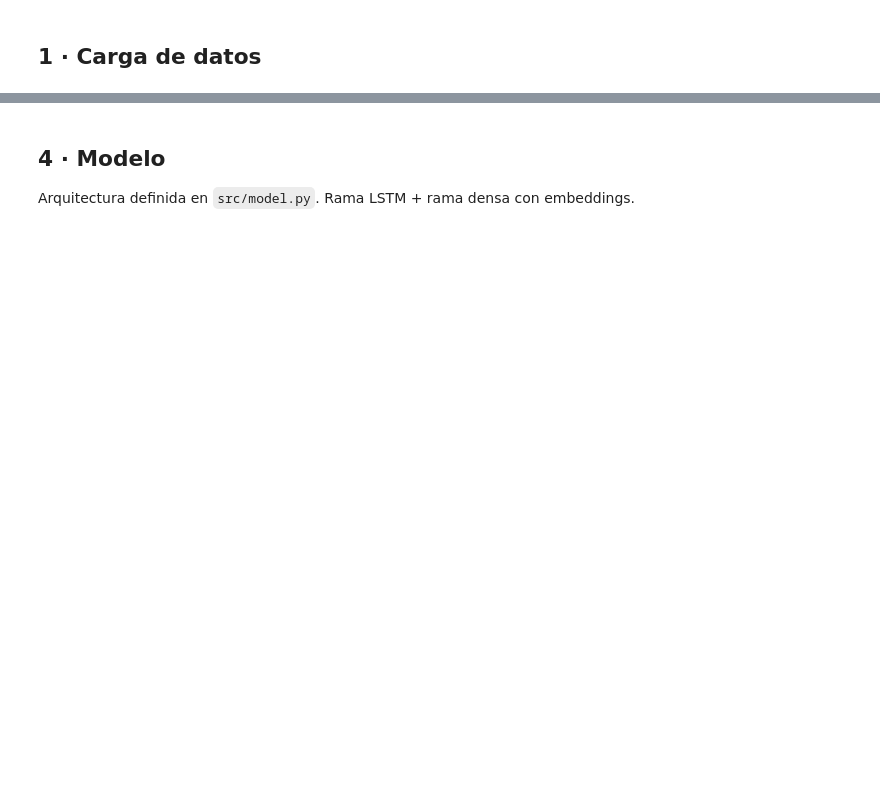
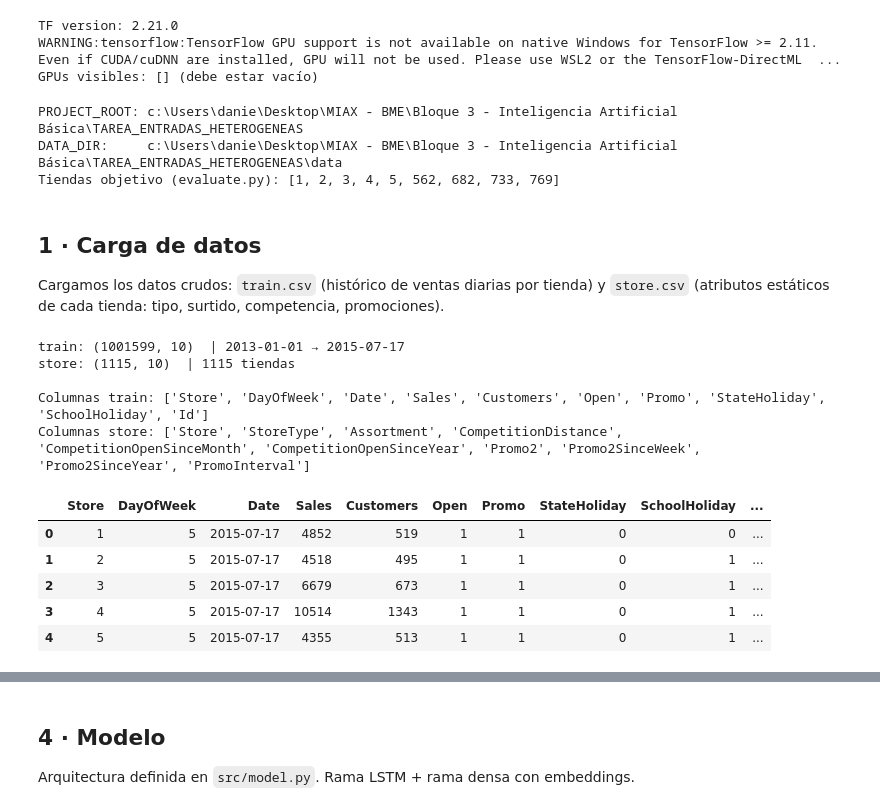
Before and after one commit to Romequinco/TAREA_ENTRADAS_HETEROGENEAS, a Jupyter notebook: notebooks/dani.ipynb, the cells around one changed output, grey strips where cells are left out. Cells and saved outputs as stored; diff of their text form; code cells hidden in the pictures; blank space fills up the shorter version.

```diff
--- a/notebooks/dani.ipynb
+++ b/notebooks/dani.ipynb
@@ -10,39 +23,81 @@ Target: `log1p(Sales)` normalizado por tienda. Tiendas objetivo: `[1, 2, 3, 4, 5
 # %%
-import sys
 import os
 
-# Añadir raíz del proyecto al path para importar src/
-PROJECT_ROOT = os.path.abspath(os.path.join(os.getcwd(), ".."))
-if PROJECT_ROOT not in sys.path:
-    sys.path.insert(0, PROJECT_ROOT)
+# --- Forzar CPU ANTES de cualquier import de TensorFlow ---
+# (imprescindible en local con GPU Blackwell incompatible con TF-GPU)
+os.environ["CUDA_VISIBLE_DEVICES"] = "-1"
+os.environ["TF_CPP_MIN_LOG_LEVEL"] = "2"   # silencia logs de info de TF
 
+import sys
+import random
 import numpy as np
 import pandas as pd
 import matplotlib.pyplot as plt
+
 import tensorflow as tf
-from tensorflow import keras
 
-import src.preprocessing as prep
-import src.evaluate as ev
-import src.model as mdl
-
+# --- Semilla global para reproducibilidad ---
 SEED = 42
+random.seed(SEED)
 np.random.seed(SEED)
 tf.random.set_seed(SEED)
 
-DATA_DIR    = os.path.join(PROJECT_ROOT, "data")
-OUTPUTS_DIR = os.path.join(PROJECT_ROOT, "outputs")
-
-print(f"TensorFlow {tf.__version__} | NumPy {np.__version__}")
-print(f"GPU disponible: {len(tf.config.list_physical_devices('GPU'))} dispositivo(s)")
+# Confirmar que TF NO ve ninguna GPU (debe imprimir lista vacía)
+print("TF version:", tf.__version__)
+print("GPUs visibles:", tf.config.list_physical_devices("GPU"), "(debe estar vacío)")
+# %% [output]
+TF version: 2.21.0
+WARNING:tensorflow:TensorFlow GPU support is not available on native Windows for TensorFlow >= 2.11. Even if CUDA/cuDNN are installed, GPU will not be used. Please use WSL2 or the TensorFlow-DirectML  ...
+GPUs visibles: [] (debe estar vacío)
+# %%
+# --- Rutas y acceso al paquete src/ del equipo ---
+# Este notebook vive en notebooks/, así que la raíz del proyecto es el directorio padre.
+PROJECT_ROOT = os.path.abspath(os.path.join(os.getcwd(), ".."))
+if PROJECT_ROOT not in sys.path:
+    sys.path.insert(0, PROJECT_ROOT)
+
+DATA_DIR    = os.path.join(PROJECT_ROOT, "data")
+OUTPUTS_DIR = os.path.join(PROJECT_ROOT, "outputs")
+os.makedirs(OUTPUTS_DIR, exist_ok=True)
+
+# Módulos compartidos del equipo
+import src.preprocessing as prep
+import src.model         as mdl
+import src.evaluate      as ev
+
+print("PROJECT_ROOT:", PROJECT_ROOT)
+print("DATA_DIR:    ", DATA_DIR)
+print("Tiendas objetivo (evaluate.py):", ev.TARGET_STORES)
+# %% [output]
+PROJECT_ROOT: c:\Users\danie\Desktop\MIAX - BME\Bloque 3 - Inteligencia Artificial Básica\TAREA_ENTRADAS_HETEROGENEAS
+DATA_DIR:     c:\Users\danie\Desktop\MIAX - BME\Bloque 3 - Inteligencia Artificial Básica\TAREA_ENTRADAS_HETEROGENEAS\data
+Tiendas objetivo (evaluate.py): [1, 2, 3, 4, 5, 562, 682, 733, 769]
 # %% [markdown]
 ## 1 · Carga de datos
+
+Cargamos los datos crudos: `train.csv` (histórico de ventas diarias por tienda) y
+`store.csv` (atributos estáticos de cada tienda: tipo, surtido, competencia, promociones).
 # %%
 train_raw, store_raw = prep.load_raw_data(DATA_DIR)
 
-print(f"train: {train_raw.shape} | {train_raw.Date.min().date()} → {train_raw.Date.max().date()}")
-print(f"store: {store_raw.shape}")
-train_raw.head(3)
+print(f"train: {train_raw.shape}  | {train_raw.Date.min().date()} → {train_raw.Date.max().date()}")
+print(f"store: {store_raw.shape}  | {store_raw.Store.nunique()} tiendas")
+print()
+print("Columnas train:", list(train_raw.columns))
+print("Columnas store:", list(store_raw.columns))
+train_raw.head()
+# %% [output]
+train: (1001599, 10)  | 2013-01-01 → 2015-07-17
+store: (1115, 10)  | 1115 tiendas
+
+Columnas train: ['Store', 'DayOfWeek', 'Date', 'Sales', 'Customers', 'Open', 'Promo', 'StateHoliday', 'SchoolHoliday', 'Id']
+Columnas store: ['Store', 'StoreType', 'Assortment', 'CompetitionDistance', 'CompetitionOpenSinceMonth', 'CompetitionOpenSinceYear', 'Promo2', 'Promo2SinceWeek', 'Promo2SinceYear', 'PromoInterval']
+|  | Store | DayOfWeek | Date | Sales | Customers | Open | Promo | StateHoliday | SchoolHoliday | ... |
+| 0 | 1 | 5 | 2015-07-17 | 4852 | 519 | 1 | 1 | 0 | 0 | ... |
+| 1 | 2 | 5 | 2015-07-17 | 4518 | 495 | 1 | 1 | 0 | 1 | ... |
+| 2 | 3 | 5 | 2015-07-17 | 6679 | 673 | 1 | 1 | 0 | 1 | ... |
+| 3 | 4 | 5 | 2015-07-17 | 10514 | 1343 | 1 | 1 | 0 | 1 | ... |
+| 4 | 5 | 5 | 2015-07-17 | 4355 | 513 | 1 | 1 | 0 | 1 | ... |
 # %% [markdown]
 ## 2 · Partición temporal
 
```
Also changed, not shown: parts of 25 cells of this notebook, 1 other file.
